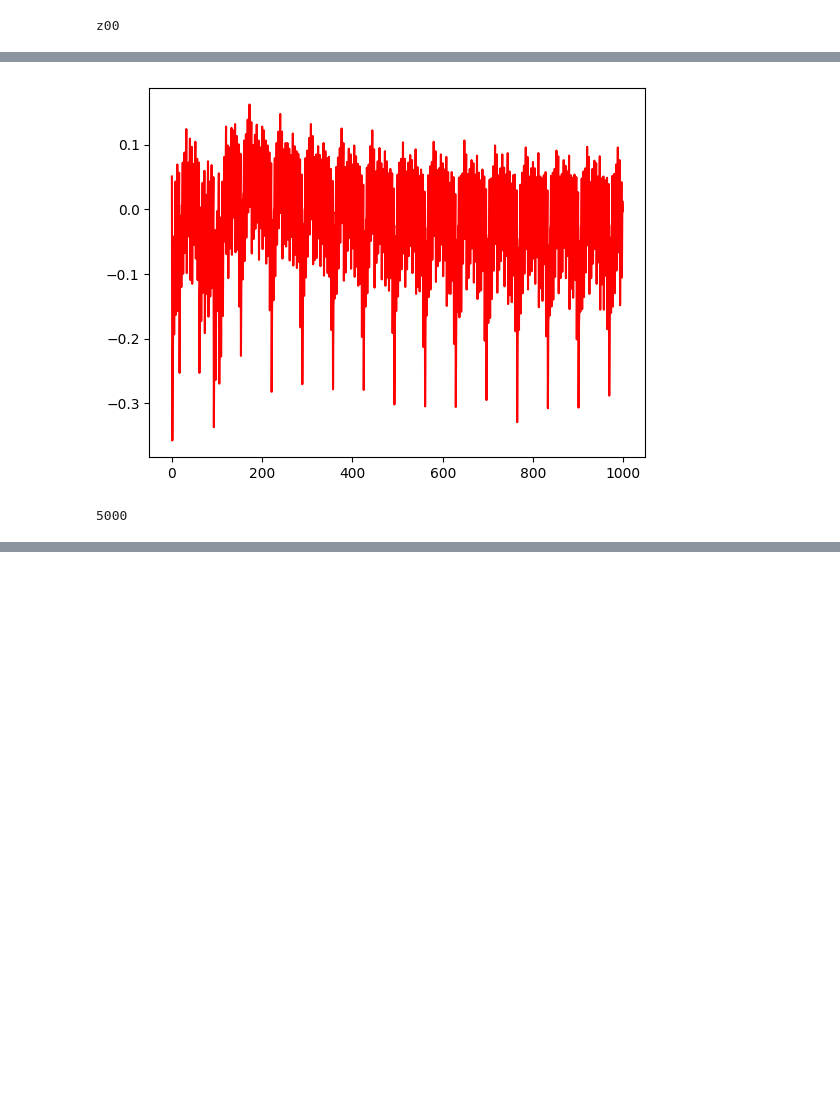
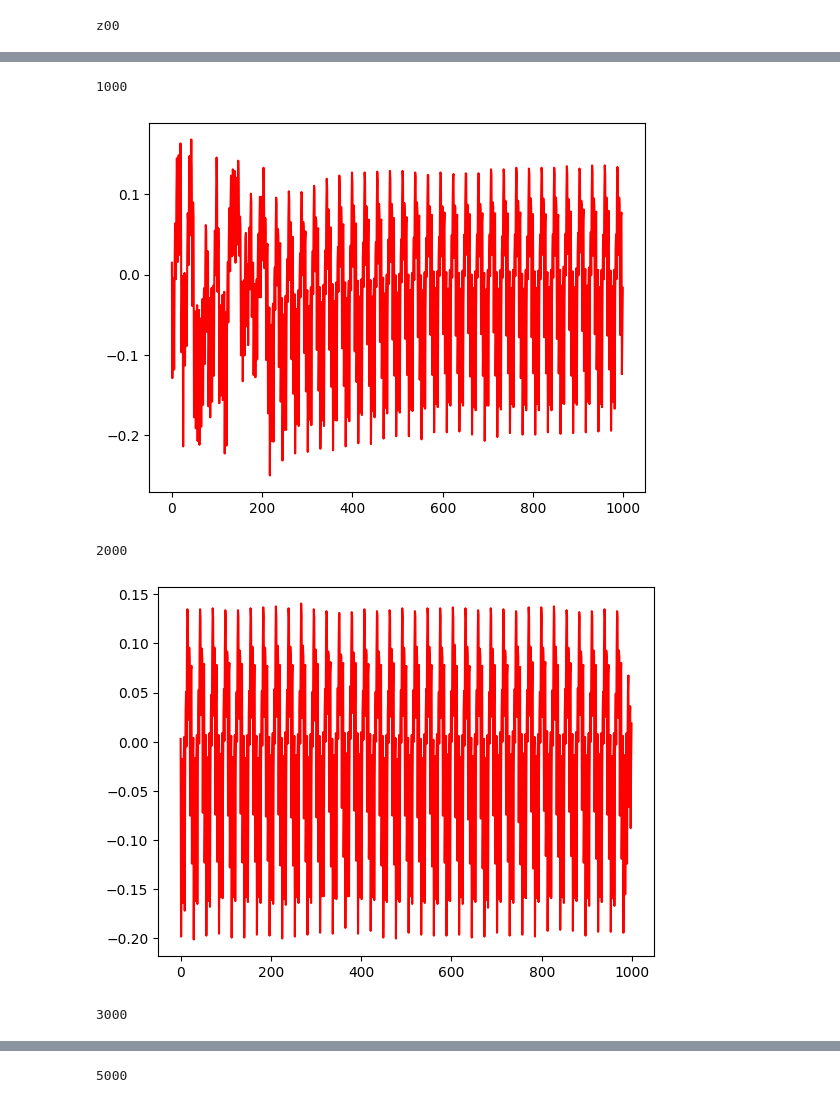
Before and after one commit to ExOP17/Power_Analysis_On_RSA_With_ChipWhisperer, a Jupyter notebook: jupyter/0.Building and flashing the firmware.ipynb, the cells around one changed output, grey strips where cells are left out. Saved outputs shown, nothing was run; the diff lists cells and outputs as text; code cells hidden in the pictures; blank space fills up the shorter version.

```diff
--- a/jupyter/0.Building and flashing the firmware.ipynb
+++ b/jupyter/0.Building and flashing the firmware.ipynb
@@ -193,5 +194,4 @@ bytearray(b'pt=0\x00\x00\x00\x00\x00\x00\x00\x00\x00\x00\x00\x00\x00\x00\x00\x00
 # %%
-#scope.adc.clk_freq = 3.75e6 * 2
+scope.adc.clk_freq = 3.75e6 * 50
 # scope.adc.clk_freq
-scope.adc.samples = 50000
 # scope.adc.samples
@@ -223,8 +232,15 @@ plt.show()
 # %%
-begin = 3300
-plt.plot(res[begin:begin+1000], 'r')
-plt.show()
+begin = 5000
+from time import sleep
+for o in range(1000, len(res)-1000, 1000):
+    plt.plot(res[o:o+1000], 'r')
+    print(o)
+    plt.show()
+    sleep(2)
 print(len(res))
 # %% [output]
+1000
-[figure, old version]
+[figure, new version]
-5000
+2000
+[figure, added]
+3000
@@ -230,0 +248 @@ print(len(res))
+5000
```
Also changed, not shown: parts of 6 cells of this notebook, 7 other files.
